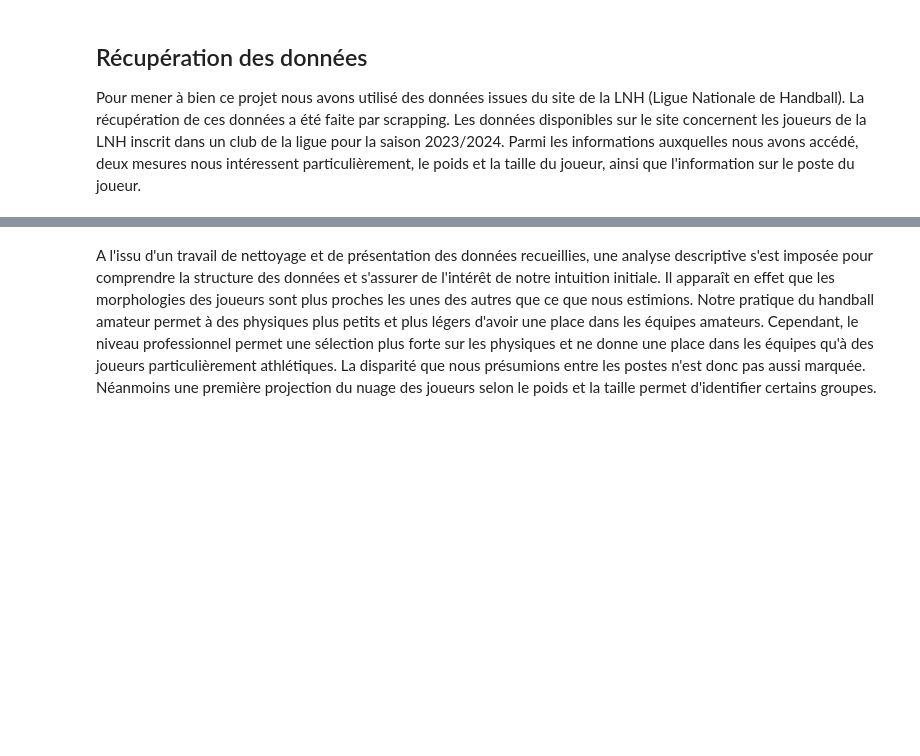
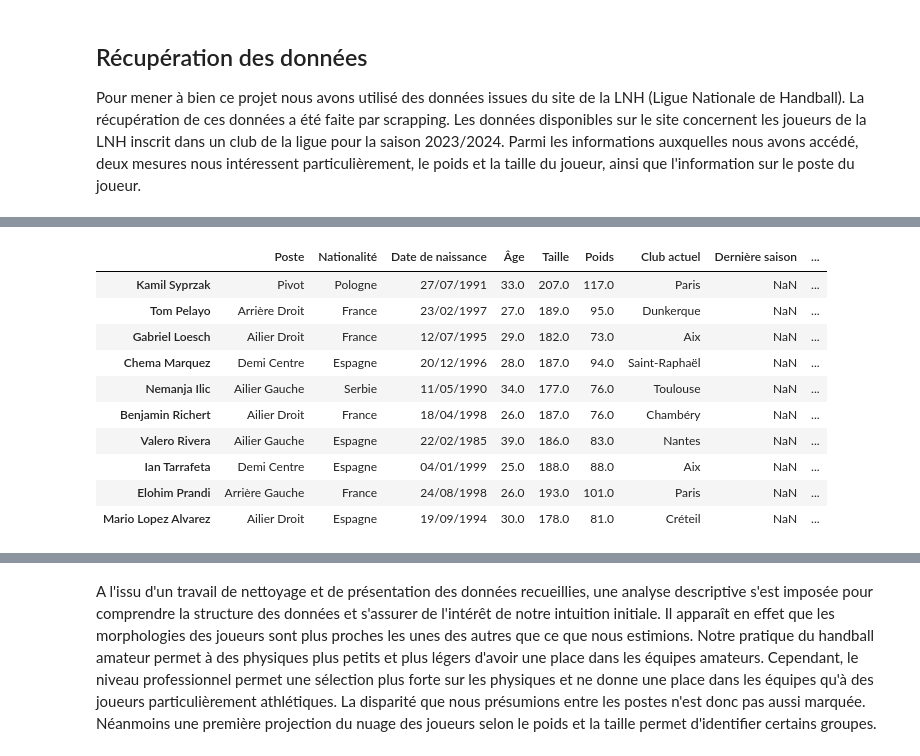
Before and after one commit to LeoDony7/Handball_Position_Predicting, a Jupyter notebook: Rapport.ipynb, the cells around one changed output, grey strips where cells are left out. Drawn from its saved outputs; the diff is of its cells as text; code cells hidden in the pictures; blank space fills up the shorter version.

```diff
--- a/Rapport.ipynb
+++ b/Rapport.ipynb
@@ -41,12 +69,27 @@ DF_joueur_rapport = pd.read_csv("DF_joueur_rapport.csv",index_col=0)
 
 from Nettoyage import *
 
-# ligne à enlever si je lance tout
-DF_joueur_rapport = pd.read_csv("Donnees/Donnees_physique_joueurs.csv",index_col=0)
+DF_joueur_rapport = pd.read_csv("DF_joueur_rapport.csv",index_col=0)
 
-DF_joueur_rapport_nettoye = cleaning(DF_joueur_rapport,nom_fichier="DF_joueur_rapport_nettoye.csv")
+cleaning(DF_joueur_rapport,nom_fichier="DF_joueur_rapport_nettoye.csv")
+
+DF_joueur_rapport_nettoye = pd.read_csv("DF_joueur_rapport_nettoye.csv",index_col=0)
 
 # Si vous ne souhaiter pas télécharger ce DataFrame, mettre nom_fichier= None
+# %%
+DF_joueur_rapport_nettoye.head(10)
+# %% [output]
+|  | Poste | Nationalité | Date de naissance | Âge | Taille | Poids | Club actuel | Dernière saison | ... |
+| Kamil Syprzak | Pivot | Pologne | 27/07/1991 | 33.0 | 207.0 | 117.0 | Paris | NaN | ... |
+| Tom Pelayo | Arrière Droit | France | 23/02/1997 | 27.0 | 189.0 | 95.0 | Dunkerque | NaN | ... |
+| Gabriel Loesch | Ailier Droit | France | 12/07/1995 | 29.0 | 182.0 | 73.0 | Aix | NaN | ... |
+| Chema Marquez | Demi Centre | Espagne | 20/12/1996 | 28.0 | 187.0 | 94.0 | Saint-Raphaël | NaN | ... |
+| Nemanja Ilic | Ailier Gauche | Serbie | 11/05/1990 | 34.0 | 177.0 | 76.0 | Toulouse | NaN | ... |
+| Benjamin Richert | Ailier Droit | France | 18/04/1998 | 26.0 | 187.0 | 76.0 | Chambéry | NaN | ... |
+| Valero Rivera | Ailier Gauche | Espagne | 22/02/1985 | 39.0 | 186.0 | 83.0 | Nantes | NaN | ... |
+| Ian Tarrafeta | Demi Centre | Espagne | 04/01/1999 | 25.0 | 188.0 | 88.0 | Aix | NaN | ... |
+| Elohim Prandi | Arrière Gauche | France | 24/08/1998 | 26.0 | 193.0 | 101.0 | Paris | NaN | ... |
+| Mario Lopez Alvarez | Ailier Droit | Espagne | 19/09/1994 | 30.0 | 178.0 | 81.0 | Créteil | NaN | ... |
 # %% [markdown]
 
 | Page d'un joueur | Page des statistiques de match LNH              |
```
Also changed, not shown: parts of 10 cells of this notebook, 3 other files.
